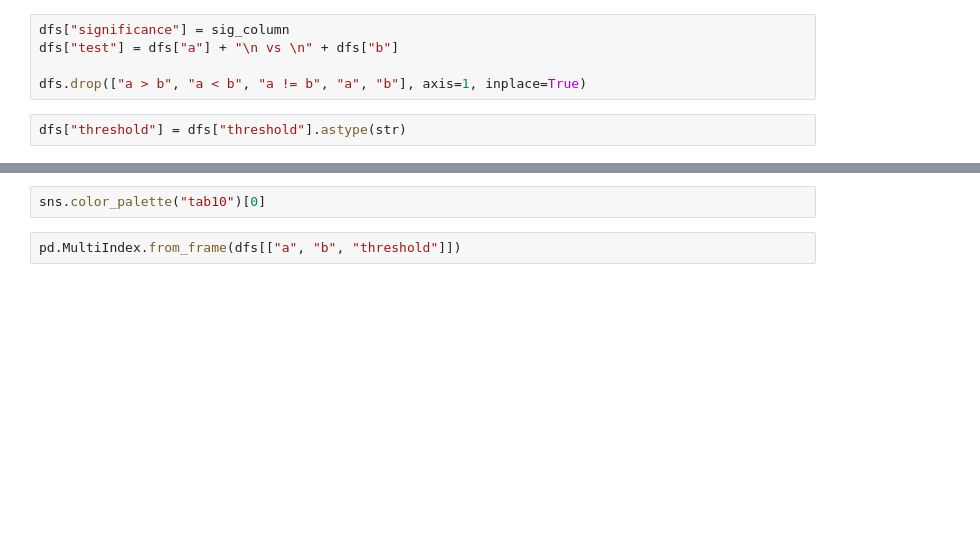
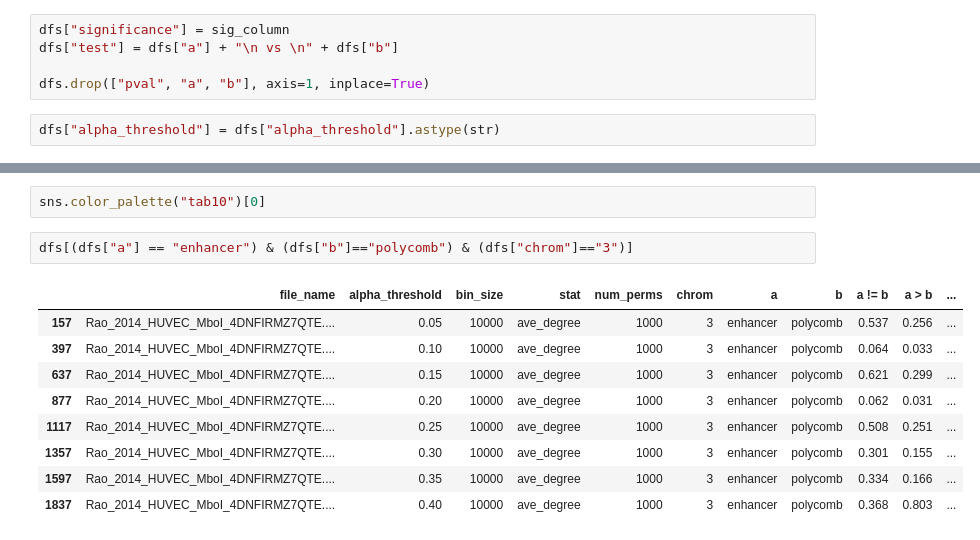
Before and after one commit to leomorelli/HiCONA, a Jupyter notebook: notebooks/permutation_heatmap.ipynb, the cells around one changed output, grey strips where cells are left out. Cells and saved outputs as stored; diff of their text form; blank space fills up the shorter version.

```diff
--- a/notebooks/permutation_heatmap.ipynb
+++ b/notebooks/permutation_heatmap.ipynb
@@ -66,7 +39,7 @@ dfs
 dfs["significance"] = sig_column
 dfs["test"] = dfs["a"] + "\n vs \n" + dfs["b"]
 
-dfs.drop(["a > b", "a < b", "a != b", "a", "b"], axis=1, inplace=True)
+dfs.drop(["pval", "a", "b"], axis=1, inplace=True)
 # %%
-dfs["threshold"] = dfs["threshold"].astype(str)
+dfs["alpha_threshold"] = dfs["alpha_threshold"].astype(str)
 # %%
@@ -157,4 +111,14 @@ plt.show()
 # %%
 sns.color_palette("tab10")[0]
 # %%
-pd.MultiIndex.from_frame(dfs[["a", "b", "threshold"]])
+dfs[(dfs["a"] == "enhancer") & (dfs["b"]=="polycomb") & (dfs["chrom"]=="3")]
+# %% [output]
+|  | file_name | alpha_threshold | bin_size | stat | num_perms | chrom | a | b | a != b | a > b | ... |
+| 157 | Rao_2014_HUVEC_MboI_4DNFIRMZ7QTE.... | 0.05 | 10000 | ave_degree | 1000 | 3 | enhancer | polycomb | 0.537 | 0.256 | ... |
+| 397 | Rao_2014_HUVEC_MboI_4DNFIRMZ7QTE.... | 0.10 | 10000 | ave_degree | 1000 | 3 | enhancer | polycomb | 0.064 | 0.033 | ... |
+| 637 | Rao_2014_HUVEC_MboI_4DNFIRMZ7QTE.... | 0.15 | 10000 | ave_degree | 1000 | 3 | enhancer | polycomb | 0.621 | 0.299 | ... |
+| 877 | Rao_2014_HUVEC_MboI_4DNFIRMZ7QTE.... | 0.20 | 10000 | ave_degree | 1000 | 3 | enhancer | polycomb | 0.062 | 0.031 | ... |
+| 1117 | Rao_2014_HUVEC_MboI_4DNFIRMZ7QTE.... | 0.25 | 10000 | ave_degree | 1000 | 3 | enhancer | polycomb | 0.508 | 0.251 | ... |
+| 1357 | Rao_2014_HUVEC_MboI_4DNFIRMZ7QTE.... | 0.30 | 10000 | ave_degree | 1000 | 3 | enhancer | polycomb | 0.301 | 0.155 | ... |
+| 1597 | Rao_2014_HUVEC_MboI_4DNFIRMZ7QTE.... | 0.35 | 10000 | ave_degree | 1000 | 3 | enhancer | polycomb | 0.334 | 0.166 | ... |
+| 1837 | Rao_2014_HUVEC_MboI_4DNFIRMZ7QTE.... | 0.40 | 10000 | ave_degree | 1000 | 3 | enhancer | polycomb | 0.368 | 0.803 | ... |
```
Also changed, not shown: parts of 16 cells of this notebook, 10 other files.
